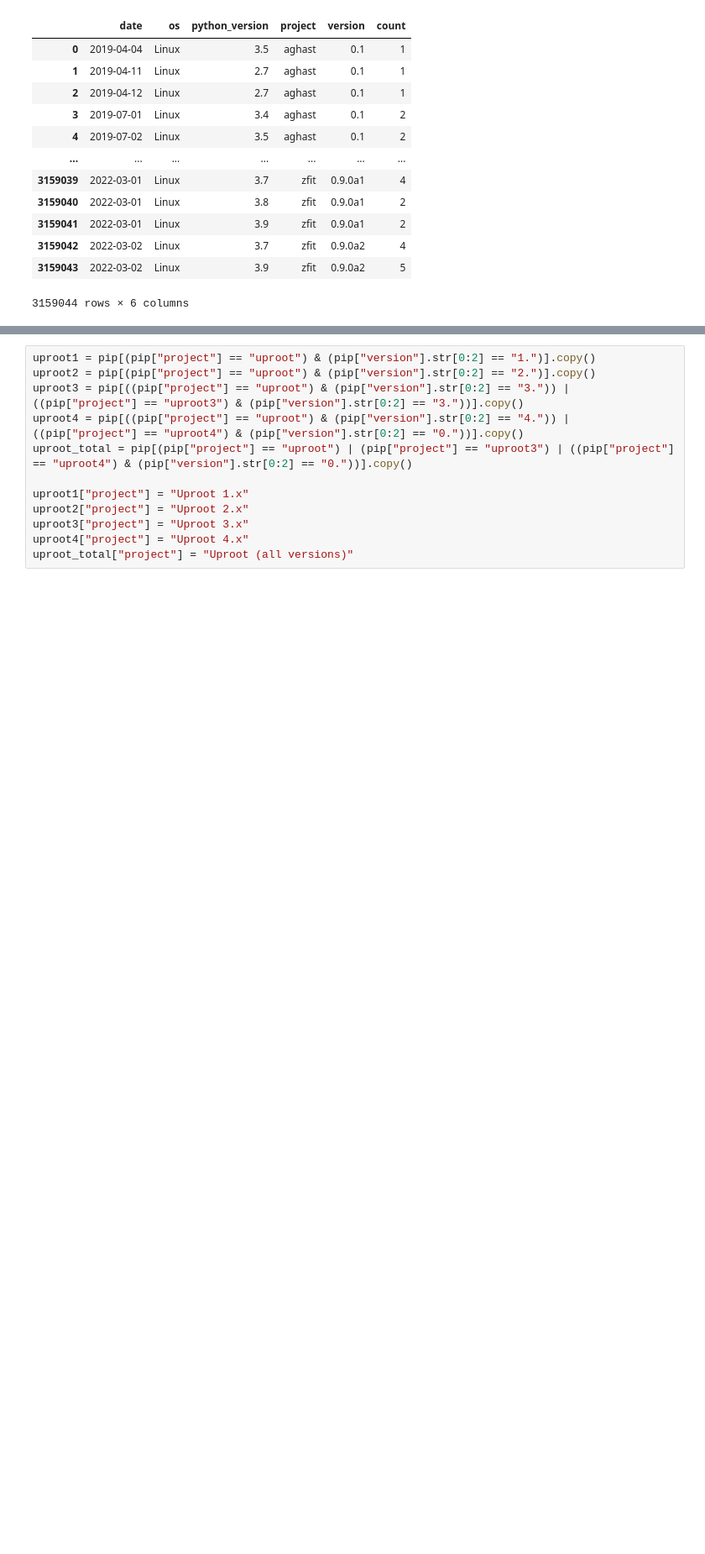
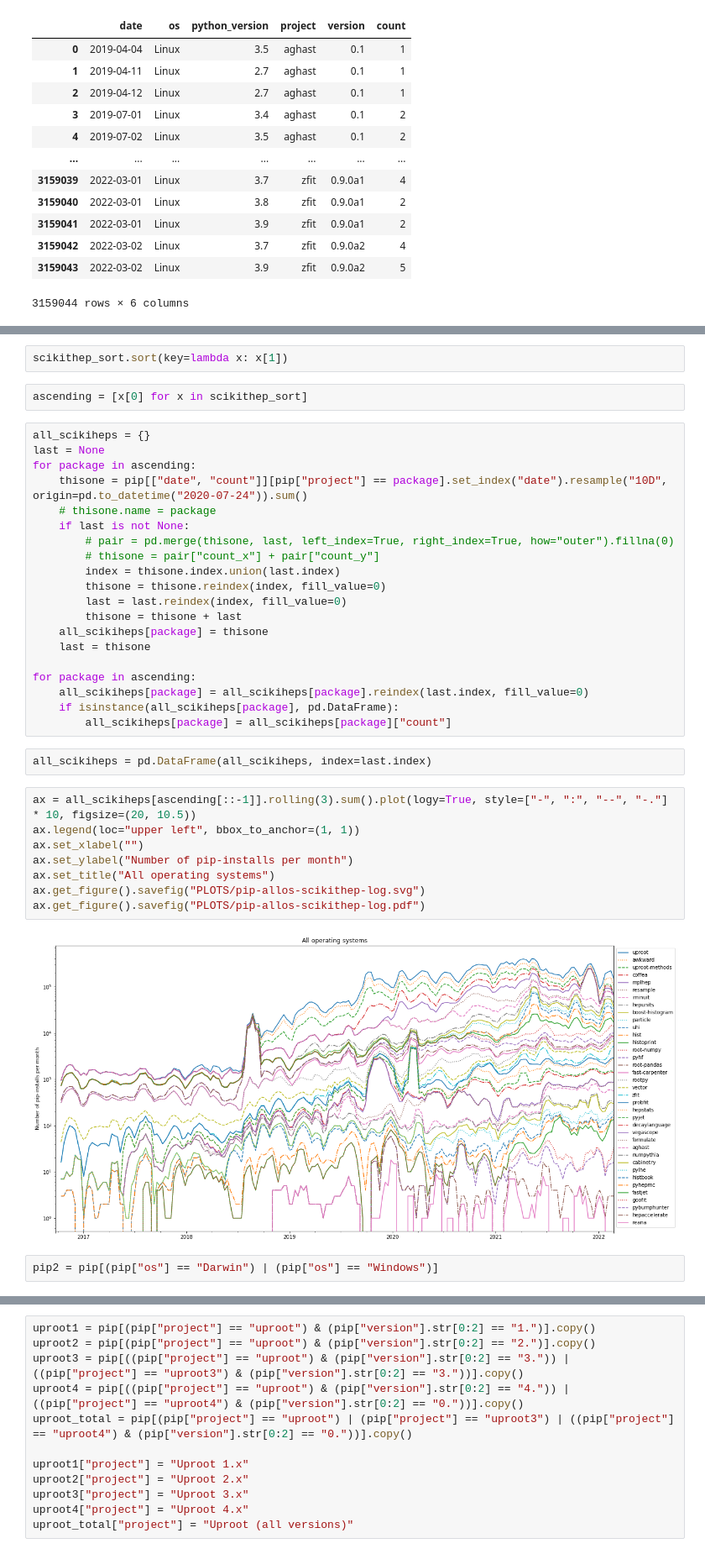
Before and after one commit to jpivarski-talks/2022-03-04-reload-statistics, a Jupyter notebook: pip-downloads.ipynb, the cells around one changed output, grey strips where cells are left out. Shown at 84% size. Drawn from its saved outputs; the diff is of its cells as text; blank space fills up the shorter version.

Commit message:
Add Scikit-HEP plots.

```diff
--- a/pip-downloads.ipynb
+++ b/pip-downloads.ipynb
@@ -20,0 +65,38 @@ pip
+# %%
+scikithep_sort.sort(key=lambda x: x[1])
+# %%
+ascending = [x[0] for x in scikithep_sort]
+# %%
+all_scikiheps = {}
+last = None
+for package in ascending:
+    thisone = pip[["date", "count"]][pip["project"] == package].set_index("date").resample("10D", origin=pd.to_datetime("2020-07-24")).sum()
+    # thisone.name = package
+    if last is not None:
+        # pair = pd.merge(thisone, last, left_index=True, right_index=True, how="outer").fillna(0)
+        # thisone = pair["count_x"] + pair["count_y"]
+        index = thisone.index.union(last.index)
+        thisone = thisone.reindex(index, fill_value=0)
+        last = last.reindex(index, fill_value=0)
+        thisone = thisone + last
+    all_scikiheps[package] = thisone
+    last = thisone
+
+for package in ascending:
+    all_scikiheps[package] = all_scikiheps[package].reindex(last.index, fill_value=0)
+    if isinstance(all_scikiheps[package], pd.DataFrame):
+        all_scikiheps[package] = all_scikiheps[package]["count"]
+# %%
+all_scikiheps = pd.DataFrame(all_scikiheps, index=last.index)
+# %%
+ax = all_scikiheps[ascending[::-1]].rolling(3).sum().plot(logy=True, style=["-", ":", "--", "-."] * 10, figsize=(20, 10.5))
+ax.legend(loc="upper left", bbox_to_anchor=(1, 1))
+ax.set_xlabel("")
+ax.set_ylabel("Number of pip-installs per month")
+ax.set_title("All operating systems")
+ax.get_figure().savefig("PLOTS/pip-allos-scikithep-log.svg")
+ax.get_figure().savefig("PLOTS/pip-allos-scikithep-log.pdf")
+# %% [output]
+[figure, added]
+# %%
+pip2 = pip[(pip["os"] == "Darwin") | (pip["os"] == "Windows")]
```
Also changed, not shown: parts of 9 cells of this notebook, 32 other files.
